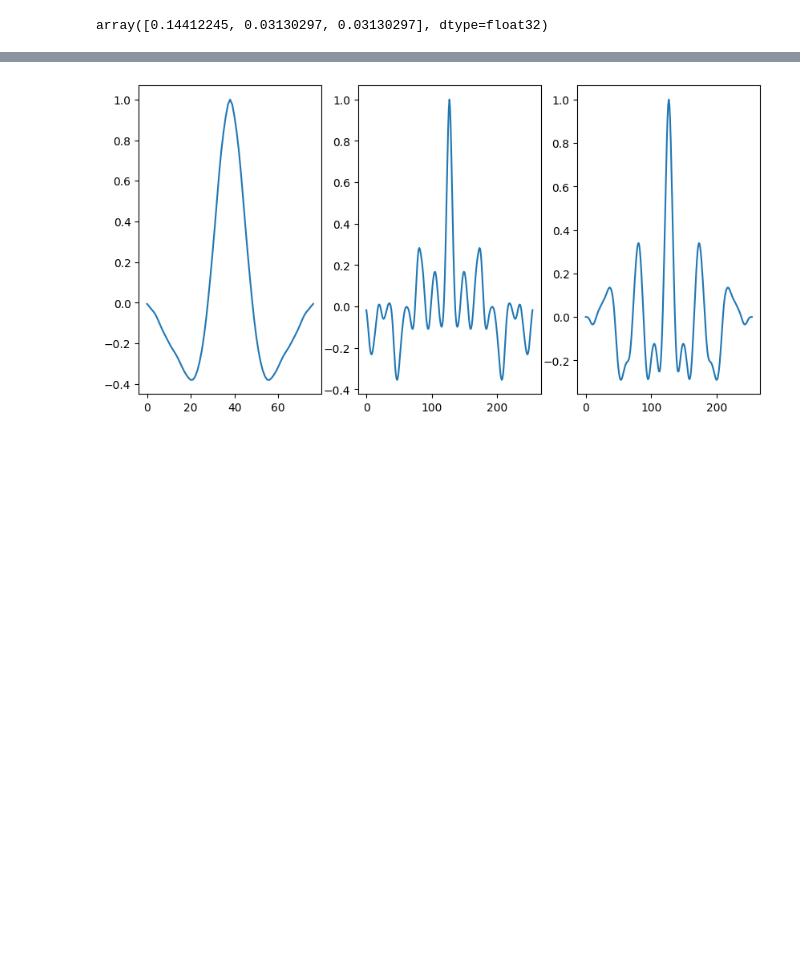
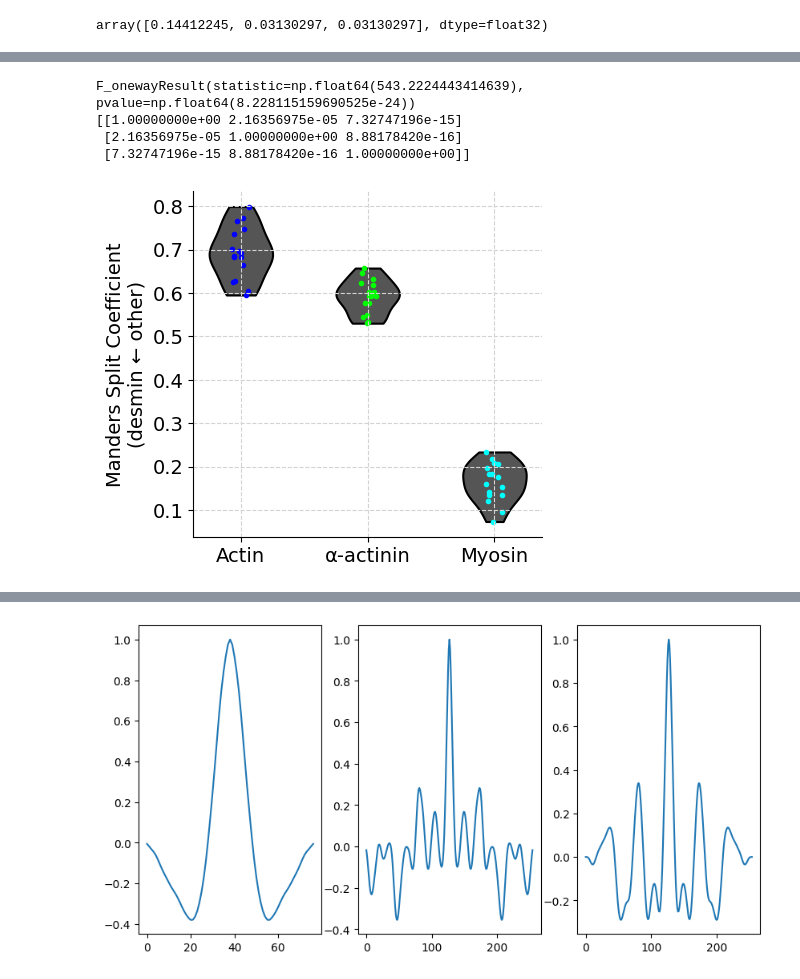
Before and after one commit to Jhko725/ProteinStructureReconstruction.jl, a Jupyter notebook: notebooks/analyze_sim.ipynb, the cells around one changed output, grey strips where cells are left out. Drawn from its saved outputs; the diff is of its cells as text; code cells hidden in the pictures; blank space fills up the shorter version.

```diff
--- a/notebooks/analyze_sim.ipynb
+++ b/notebooks/analyze_sim.ipynb
@@ -136,0 +275,34 @@ def pearson_r(x, y) -> float:
+# %%
+plt.rc("font", size=14)
+
+fig, ax = plt.subplots(1, 1, figsize=(4.5, 4.5))
+manders_2 = [
+    np.asarray(results_dict[k]["manders_2"]) for k in ("actin", "actinin", "myosin")
+]
+parts = ax.violinplot(manders_2, showmeans=False, showmedians=False, showextrema=False)
+ax.set_xticks(ticks=[1, 2, 3], labels=["Actin", "α-actinin", "Myosin"])
+COLORS = ("#0000FF", "#00FF00", "#00FFFF")
+for c, pc in zip(COLORS, parts["bodies"]):
+    pc.set_edgecolor("black")
+    pc.set_facecolor("#555555")
+    pc.set_alpha(1.0)
+    pc.set_linewidth(1.5)
+
+eps = 0.07
+rng = np.random.default_rng(11)
+for i, (c, p) in enumerate(zip(COLORS, manders_2)):
+    x = i + 1 + rng.uniform(-eps, eps, len(p))
+    ax.scatter(x, p, s=9, color=c)
+ax.spines["top"].set_visible(False)
+ax.spines["right"].set_visible(False)
+ax.grid(ls="--", color="lightgray")
+ax.set_ylabel("Manders Split Coefficient\n(desmin ← other)")
+
+print(scstats.f_oneway(*manders_2, equal_var=False))
+print(scstats.tukey_hsd(*manders_2, equal_var=False).pvalue)
+# %% [output]
+F_onewayResult(statistic=np.float64(543.2224443414639), pvalue=np.float64(8.228115159690525e-24))
+[[1.00000000e+00 2.16356975e-05 7.32747196e-15]
+ [2.16356975e-05 1.00000000e+00 8.88178420e-16]
+ [7.32747196e-15 8.88178420e-16 1.00000000e+00]]
+[figure, added]
```
Also changed, not shown: parts of 30 cells of this notebook, 4 other files.
